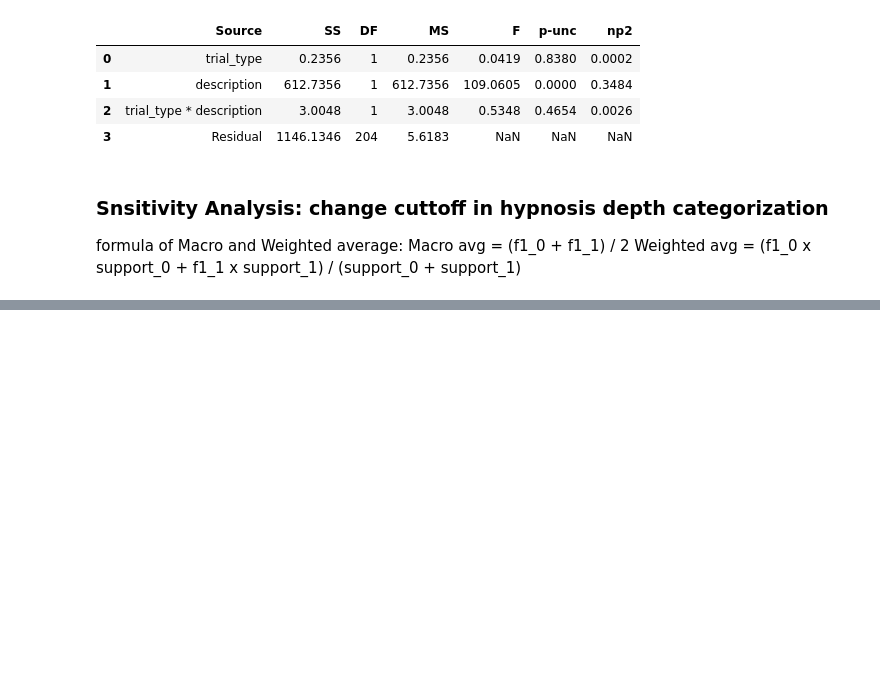
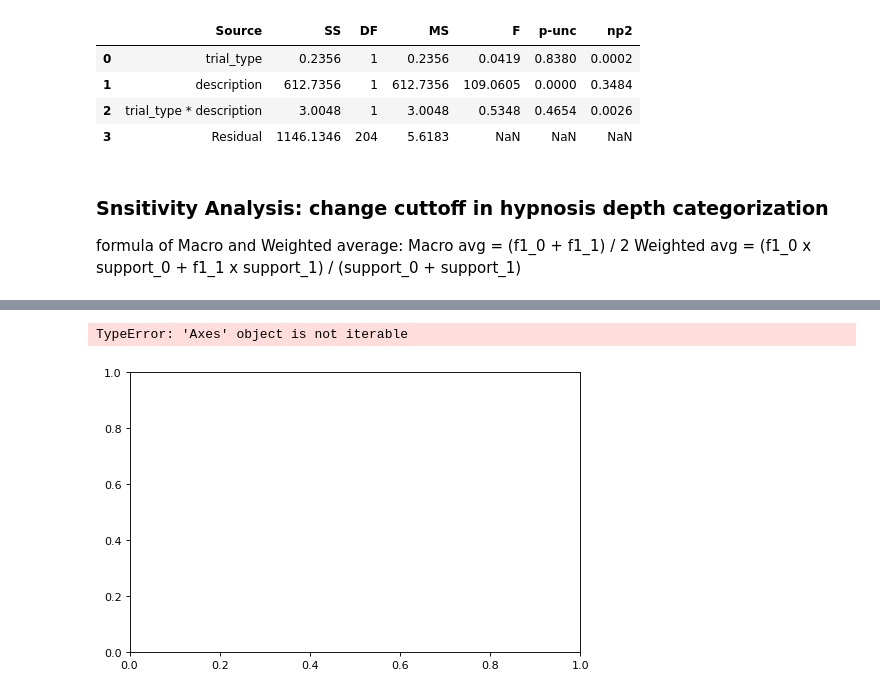
Before and after one commit to Yeganehfrh/SugNet, a Jupyter notebook: notebooks/archived/Respons to Reviewers.ipynb, the cells around one changed output, grey strips where cells are left out. Saved outputs shown, nothing was run; the diff lists cells and outputs as text; code cells hidden in the pictures; blank space fills up the shorter version.

```diff
--- a/notebooks/archived/Respons to Reviewers.ipynb
+++ b/notebooks/archived/Respons to Reviewers.ipynb
@@ -686,0 +733,13 @@ pd.DataFrame(recalls).mean(), pd.DataFrame(accs).mean()
+# %%
+import joypy
+df_4 =  df_cutoffs.loc[4].drop('support').reset_index()
+df_5 =  df_cutoffs.loc[5].drop('support').reset_index()
+plt.figure(figsize=(16,10), dpi= 80)
+# plot all distributions at once
+for fig, ax in plt.subplot(222):
+    joypy.joyplot(df_4, column=['accuracy'], by='index', color='forestgreen', alpha=0.5)
+    joypy.joyplot(df_5, column=['accuracy'], by='index', color='deeppink', alpha=0.5)
+plt.show()
+# %% [output]
+TypeError: 'Axes' object is not iterable
+[figure, added]
```
Also changed, not shown: parts of 9 cells of this notebook.
